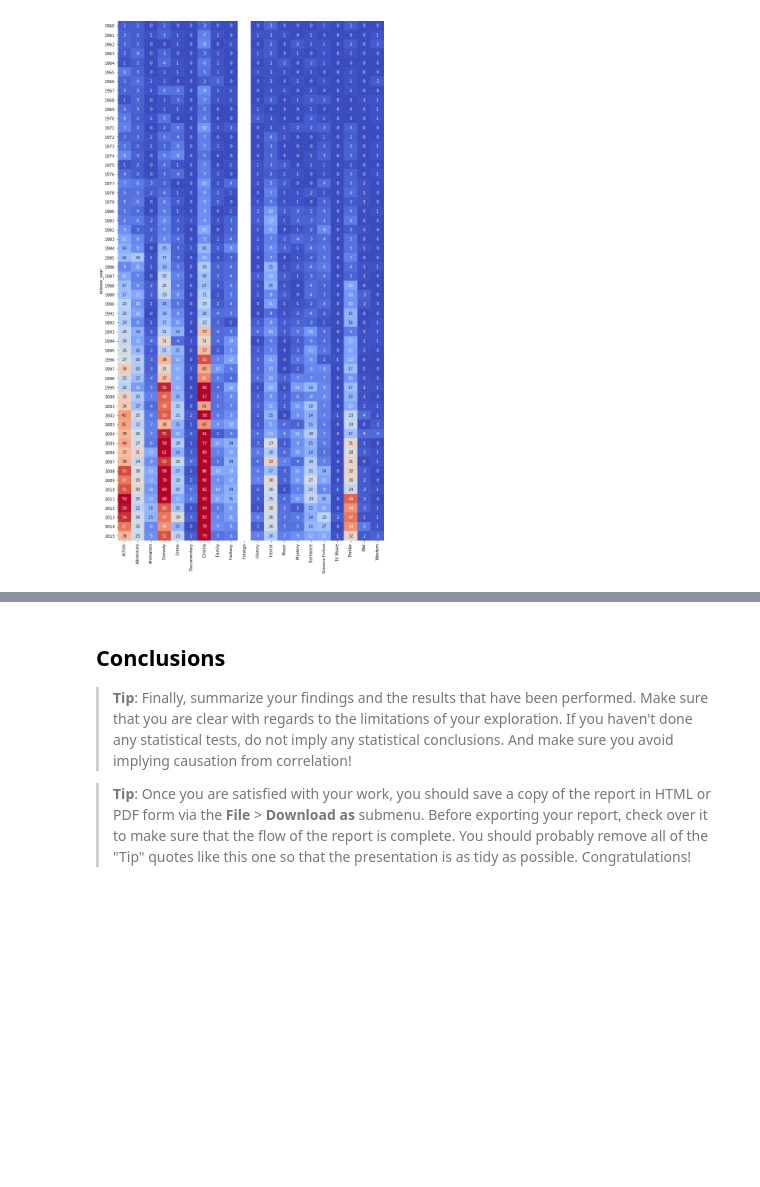
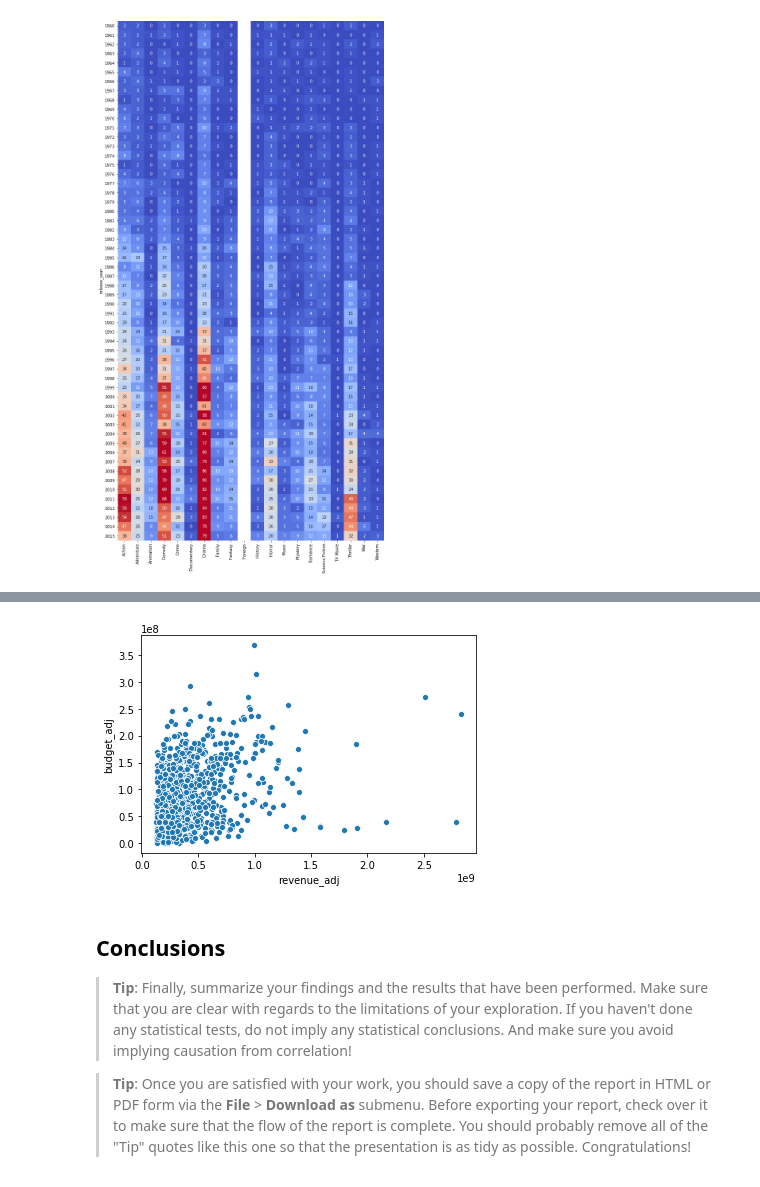
Before and after one commit to danielmiguel320/dand_investigate_data_set, a Jupyter notebook: investigate-a-dataset-template.ipynb, the cells around one changed output, grey strips where cells are left out. Cells and saved outputs as stored; diff of their text form; code cells hidden in the pictures; blank space fills up the shorter version.

```diff
--- a/investigate-a-dataset-template.ipynb
+++ b/investigate-a-dataset-template.ipynb
@@ -195,3 +231,7 @@ sns.heatmap(genres_count,
+# %%
+sns.scatterplot(x='revenue_adj', y='budget_adj', data=high_rev);
+# %% [output]
+[figure, added]
 # %% [markdown]
 <a id='conclusions'></a>
 ## Conclusions
```
Also changed, not shown: parts of 9 cells of this notebook, 1 other file.
